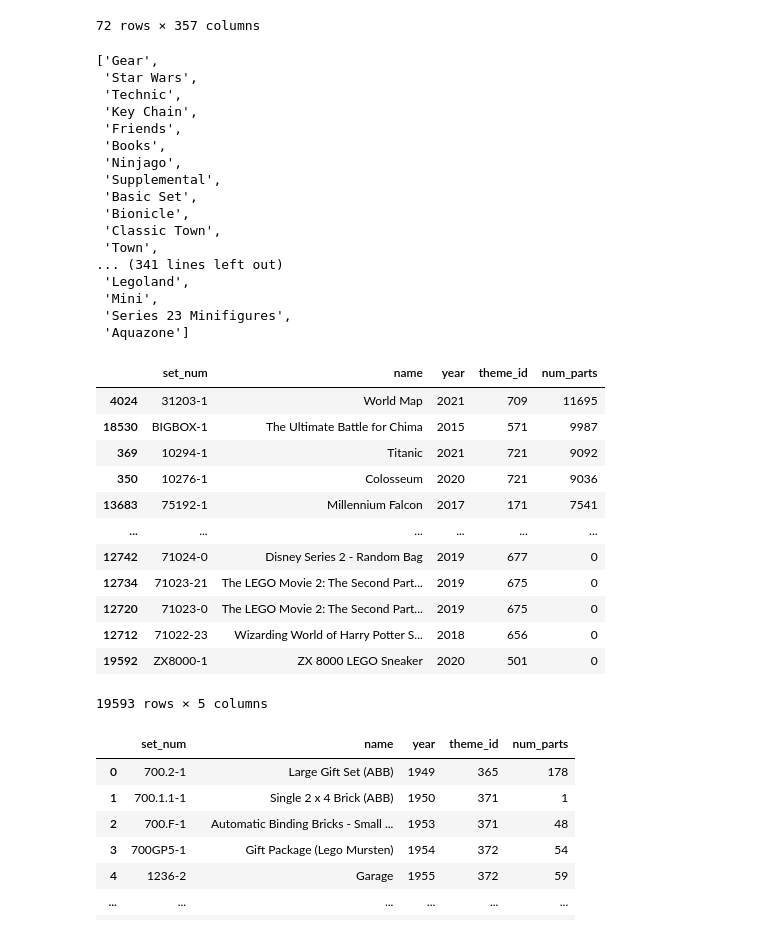
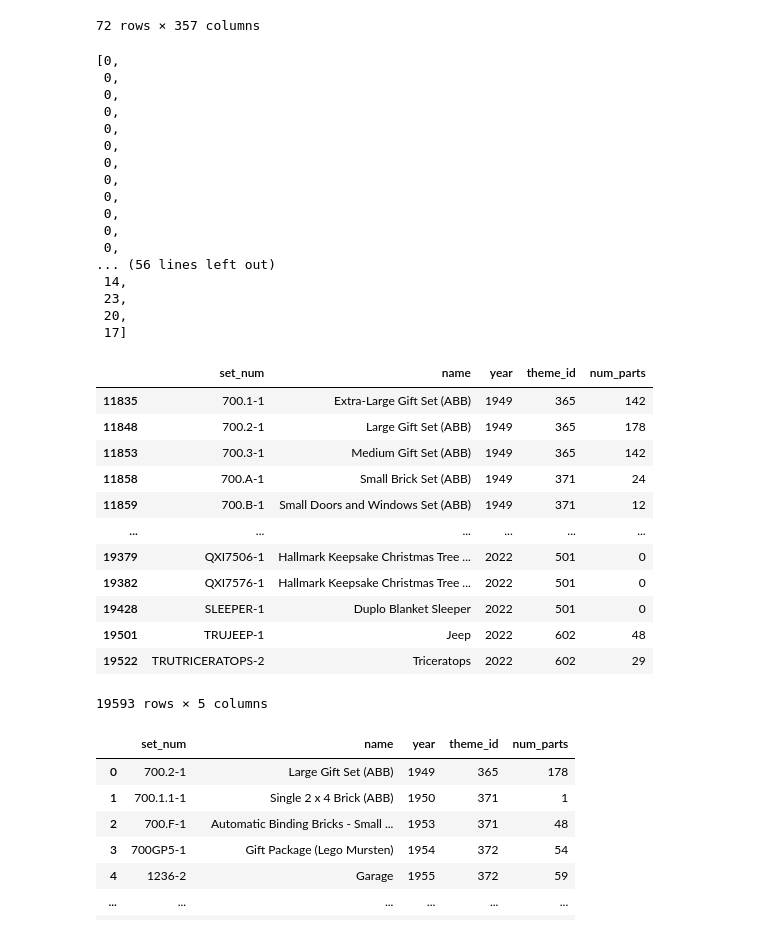
Before and after one commit to colbyyh2/NarrativeVis, a Jupyter notebook: Untitled.ipynb, the cells around one changed output. Drawn from its saved outputs; the diff is of its cells as text; code cells hidden in the pictures.

```diff
--- a/Untitled.ipynb
+++ b/Untitled.ipynb
@@ -136,42 +136,42 @@ sets_year_cum
 sets_year_cum.stack().reset_index().rename(columns={'name':'theme',0:'count'}).to_csv('data_new/sets_theme_year_cum_stacked.csv')
 sets_year.stack().reset_index().rename(columns={'name':'theme',0:'count'}).to_csv('data_new/sets_theme_year_stacked.csv')
 # %%
-list(sets_year_cum.sort_values(2022, axis=1, ascending=False).columns)
+list(sets_year["Technic"])
 # %% [output]
-['Gear',
- 'Star Wars',
- 'Technic',
- 'Key Chain',
- 'Friends',
- 'Books',
- 'Ninjago',
- 'Supplemental',
- 'Basic Set',
- 'Bionicle',
- 'Classic Town',
- 'Town',
-... (341 lines left out)
- 'Legoland',
- 'Mini',
- 'Series 23 Minifigures',
- 'Aquazone']
+[0,
+ 0,
+ 0,
+ 0,
+ 0,
+ 0,
+ 0,
+ 0,
+ 0,
+ 0,
+ 0,
+ 0,
+... (56 lines left out)
+ 14,
+ 23,
+ 20,
+ 17]
 # %%
 # Larges set for ea year
 
-lego_data['sets'].sort_values('num_parts', ascending=False)
+lego_data['sets'].sort_values(["year", "set_num"])
 # %% [output]
 |  | set_num | name | year | theme_id | num_parts |
-| 4024 | 31203-1 | World Map | 2021 | 709 | 11695 |
-| 18530 | BIGBOX-1 | The Ultimate Battle for Chima | 2015 | 571 | 9987 |
-| 369 | 10294-1 | Titanic | 2021 | 721 | 9092 |
-| 350 | 10276-1 | Colosseum | 2020 | 721 | 9036 |
-| 13683 | 75192-1 | Millennium Falcon | 2017 | 171 | 7541 |
+| 11835 | 700.1-1 | Extra-Large Gift Set (ABB) | 1949 | 365 | 142 |
+| 11848 | 700.2-1 | Large Gift Set (ABB) | 1949 | 365 | 178 |
+| 11853 | 700.3-1 | Medium Gift Set (ABB) | 1949 | 365 | 142 |
+| 11858 | 700.A-1 | Small Brick Set (ABB) | 1949 | 371 | 24 |
+| 11859 | 700.B-1 | Small Doors and Windows Set (ABB) | 1949 | 371 | 12 |
 | ... | ... | ... | ... | ... | ... |
-| 12742 | 71024-0 | Disney Series 2 - Random Bag | 2019 | 677 | 0 |
-| 12734 | 71023-21 | The LEGO Movie 2: The Second Part... | 2019 | 675 | 0 |
-| 12720 | 71023-0 | The LEGO Movie 2: The Second Part... | 2019 | 675 | 0 |
-| 12712 | 71022-23 | Wizarding World of Harry Potter S... | 2018 | 656 | 0 |
-| 19592 | ZX8000-1 | ZX 8000 LEGO Sneaker | 2020 | 501 | 0 |
+| 19379 | QXI7506-1 | Hallmark Keepsake Christmas Tree ... | 2022 | 501 | 0 |
+| 19382 | QXI7576-1 | Hallmark Keepsake Christmas Tree ... | 2022 | 501 | 0 |
+| 19428 | SLEEPER-1 | Duplo Blanket Sleeper | 2022 | 501 | 0 |
+| 19501 | TRUJEEP-1 | Jeep | 2022 | 602 | 48 |
+| 19522 | TRUTRICERATOPS-2 | Triceratops | 2022 | 602 | 29 |
 19593 rows × 5 columns
 # %%
 most_parts = lego_data['sets'].groupby("year")["num_parts"].idxmax()
```
Also changed, not shown: parts of 4 cells of this notebook, 6 other files.
